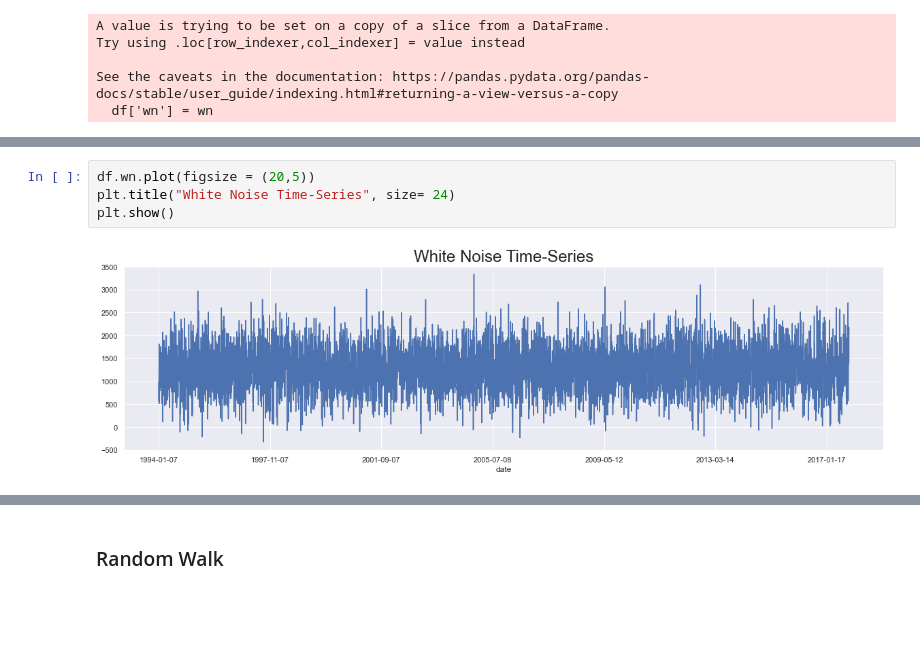
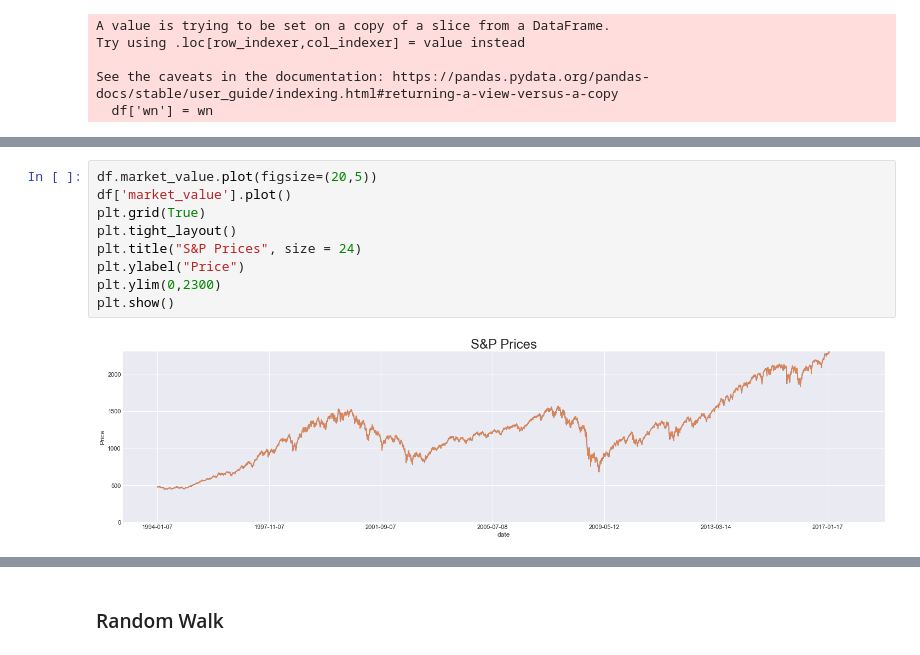
Before and after one commit to Egeekle/Time.Series-Analysis-Wk, a Jupyter notebook: 3. Working with Time Series in Python.ipynb, the cells around one changed output, grey strips where cells are left out. Drawn from its saved outputs; the diff is of its cells as text; blank space fills up the shorter version.

```diff
--- a/3. Working with Time Series in Python.ipynb
+++ b/3. Working with Time Series in Python.ipynb
@@ -69,6 +95,11 @@ df.describe()
 # %%
-df.wn.plot(figsize = (20,5))
-plt.title("White Noise Time-Series", size= 24)
+df.market_value.plot(figsize=(20,5))
+df['market_value'].plot()
+plt.grid(True)
+plt.tight_layout()
+plt.title("S&P Prices", size = 24)
+plt.ylabel("Price")
+plt.ylim(0,2300)
 plt.show()
 # %% [output]
-[figure, old version]
+[figure, new version]
```
Also changed, not shown: parts of 7 cells of this notebook, 3 other files.
